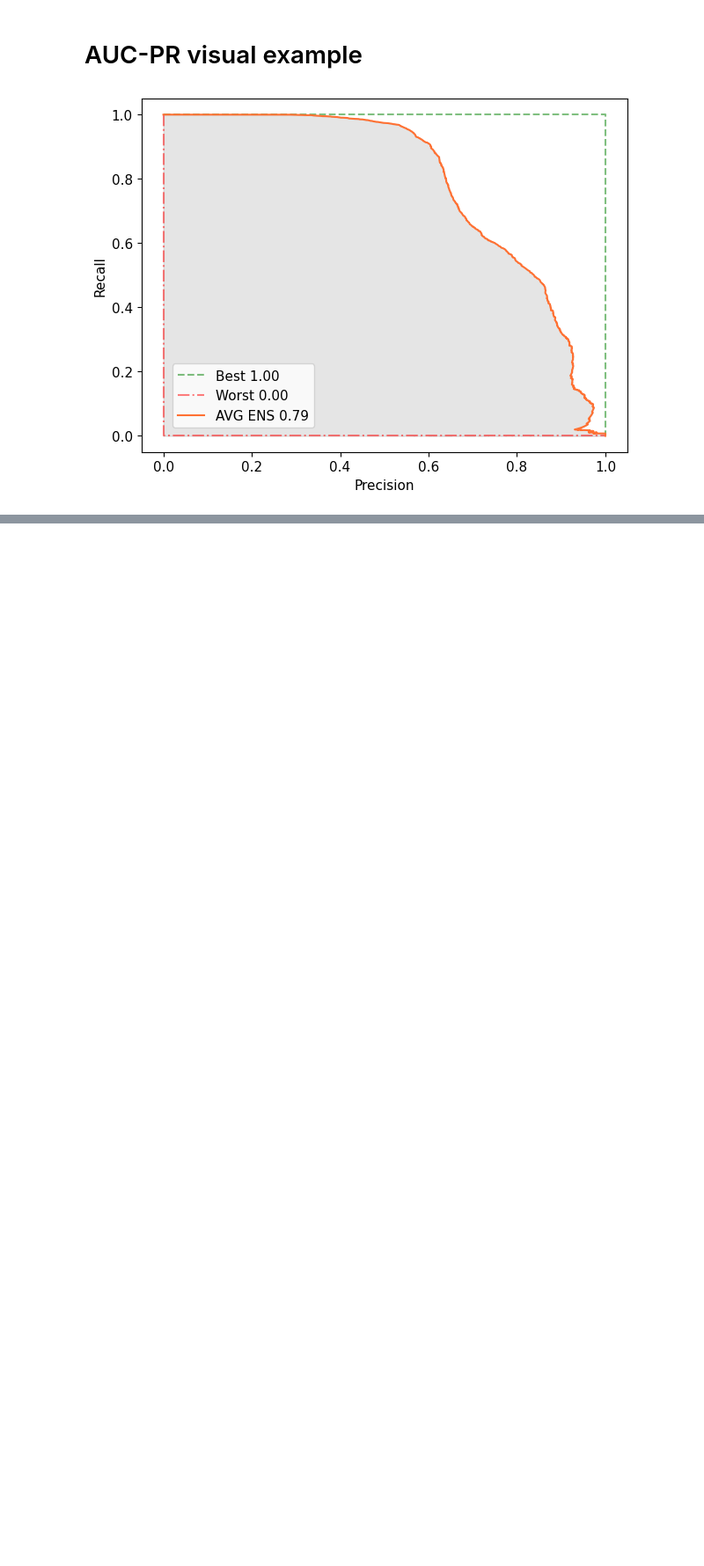
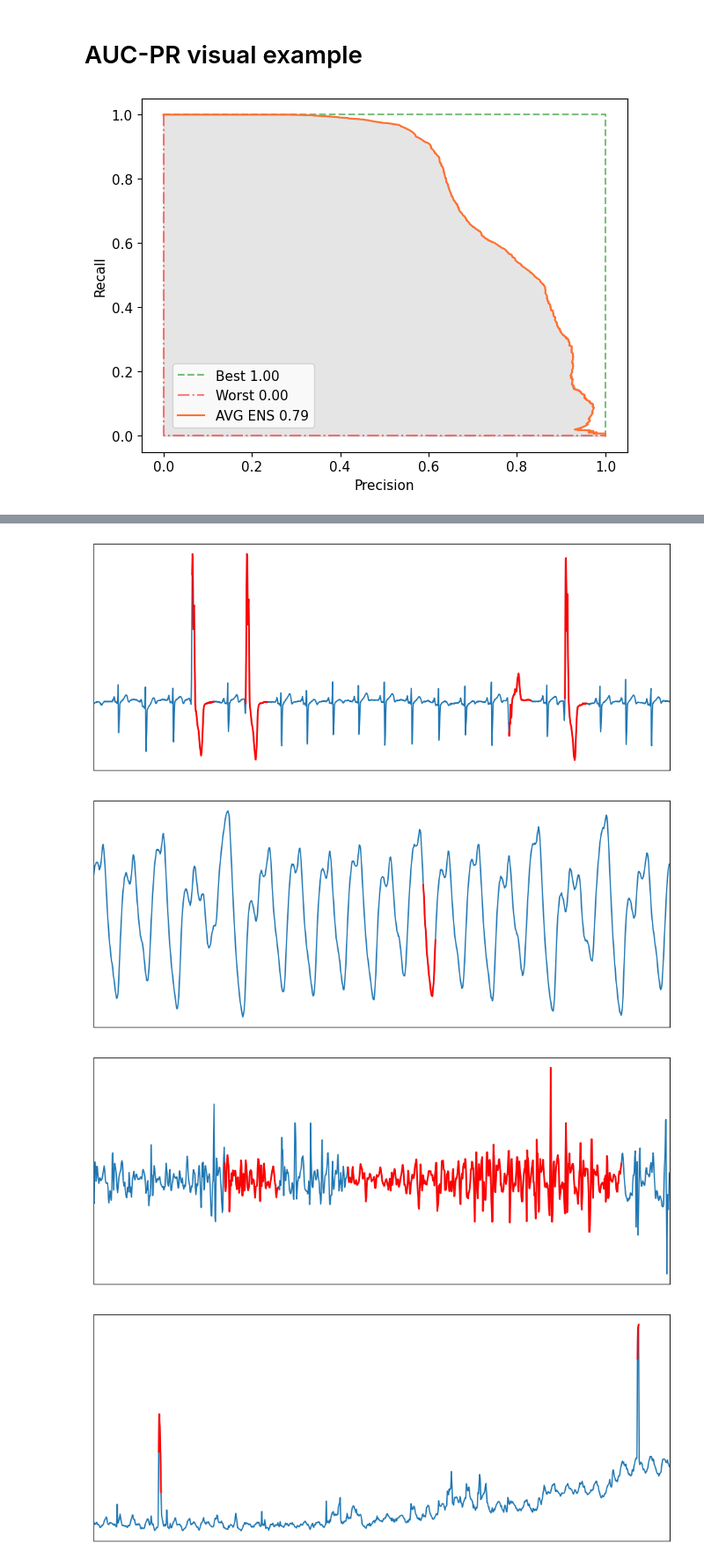
Before and after one commit to boniolp/MSAD, a Jupyter notebook: experiments/presentation_figures.ipynb, the cells around one changed output, grey strips where cells are left out. Shown at 88% size. Drawn from its saved outputs; the diff is of its cells as text; code cells hidden in the pictures; blank space fills up the shorter version.

Commit message:
notebook changes for figures generation

```diff
--- a/experiments/presentation_figures.ipynb
+++ b/experiments/presentation_figures.ipynb
@@ -183,0 +204,43 @@ plt.show()
+# %%
+figure_path = '../paper_submission_files/figures/{}.svg'
+plt.rcParams.update({'font.size': 18})
+# %%
+data_path = '../data/TSB/data/'
+ts_path_list = ['ECG/MBA_ECG14046_data_29.out', 'MGAB/5.test.out', 'Daphnet/S01R02E0.test.csv@4.out', 'YAHOO/Yahoo_A1real_43_data.out']
+
+score_path = '../data/TSB/scores/'
+score_path_list = [score_path + x.replace('/', '/{}/score/') for x in ts_path_list]
+# %%
+data = []
+score = []
+for score_path, ts_path in zip(score_path_list, ts_path_list):
+    curr_data = pd.read_csv(data_path + ts_path, header=None).to_numpy().T
+    masked_data = ma.masked_array(curr_data[0], mask=curr_data[1])
+    anomalies = ma.masked_array(curr_data[0], mask=np.logical_not(curr_data[1]))
+    data.append(curr_data)
+# %%
+# Create examples with anomalies
+ranges = [(58500, 60500), (59800, 60700), (18000, 19200), (0, 1000)]
+
+for i, (curr, curr_range) in enumerate(zip(data, ranges)):
+    x = np.arange(len(curr.T))
+    start_an = curr_range[0]
+    stop_an = curr_range[1] if curr_range[1] < len(x) else len(x) - 1
+
+    masked_data = ma.masked_array(curr[0], mask=curr[1])
+    anomalies = ma.masked_array(curr[0], mask=np.logical_not(curr[1]))
+
+    plt.figure(figsize=(10, 4.3))
+    plt.xticks([])
+    plt.yticks([])
+    plt.xlim((start_an, stop_an))
+    plt.plot(x[start_an:stop_an], curr[0][start_an:stop_an])
+    plt.plot(x[start_an:stop_an], anomalies[start_an:stop_an], linewidth=2, color='red')
+    plt.tight_layout()
+    plt.savefig(figure_path.format(f'example_anomaly_{i}'), transparent=True)
+    plt.show()
+# %% [output]
+[figure, added]
+[figure, added]
+[figure, added]
+[figure, added]
```
Also changed, not shown: parts of 3 cells of this notebook, 1 other file.
